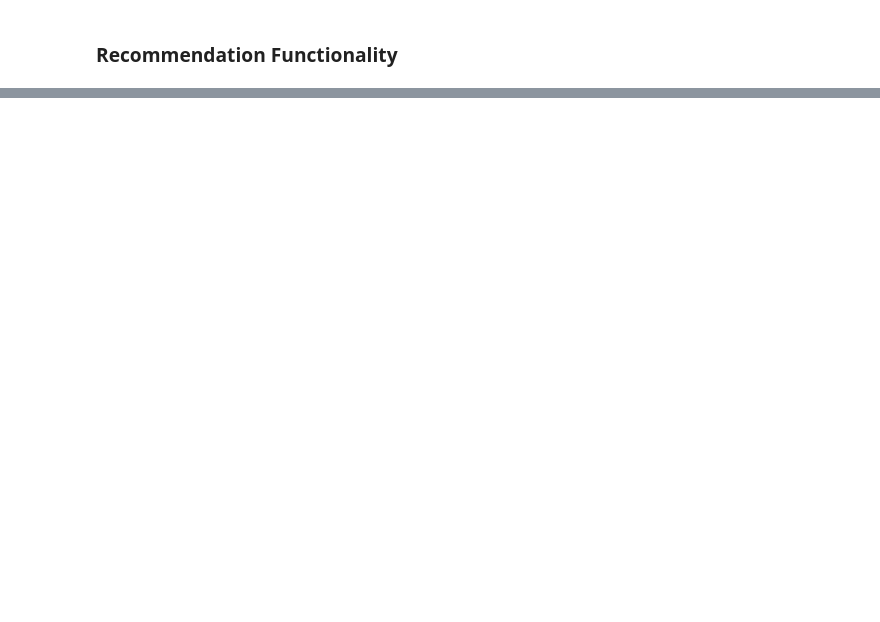
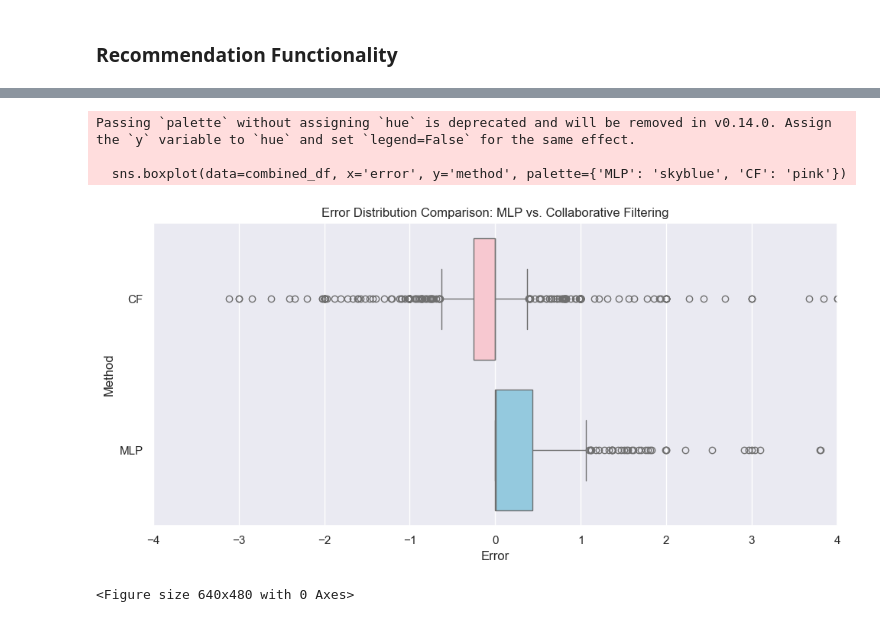
Before and after one commit to vivianweigel/TastyML, a Jupyter notebook: MLP_V2.ipynb, the cells around one changed output, grey strips where cells are left out. Saved outputs shown, nothing was run; the diff lists cells and outputs as text; code cells hidden in the pictures; blank space fills up the shorter version.

```diff
--- a/MLP_V2.ipynb
+++ b/MLP_V2.ipynb
@@ -304,0 +386,4 @@ Recipe ID: 14600, Recipe Name: Buttery Cornbread Predicted Rating: 5.00
+# %%
+# load in Cf errors
+cf_errors = pd.read_csv('CF_errors.csv')
+cf_errors.head()
@@ -304,0 +397,28 @@ Recipe ID: 14600, Recipe Name: Buttery Cornbread Predicted Rating: 5.00
+# %%
+# Add a column to identify the method
+mlp_errors['method'] = 'MLP'
+cf_errors['method'] = 'CF'
+cf_errors.rename(columns={'error_item': 'error'}, inplace=True)
+
+# Concatenate the DataFrames
+combined_df = pd.concat([cf_errors[['error', 'method']], mlp_errors[['error', 'method']]])
+
+# Set the Seaborn theme to the default gray background ("darkgrid")
+sns.set_theme(style="darkgrid")
+
+# Create the boxplot
+plt.figure(figsize=(10, 5))
+plt.xlim(-4, 4)
+sns.boxplot(data=combined_df, x='error', y='method', palette={'MLP': 'skyblue', 'CF': 'pink'})
+plt.title("Error Distribution Comparison: MLP vs. Collaborative Filtering")
+plt.xlabel("Error")
+plt.ylabel("Method")
+plt.tight_layout()
+plt.show()
+plt.savefig('MLP_vs_Collaborative_Filtering.png')
+# %% [output]
+Passing `palette` without assigning `hue` is deprecated and will be removed in v0.14.0. Assign the `y` variable to `hue` and set `legend=False` for the same effect.
+
+  sns.boxplot(data=combined_df, x='error', y='method', palette={'MLP': 'skyblue', 'CF': 'pink'})
+[figure, added]
+<Figure size 640x480 with 0 Axes>
```
Also changed, not shown: parts of 9 cells of this notebook, 5 other files.
